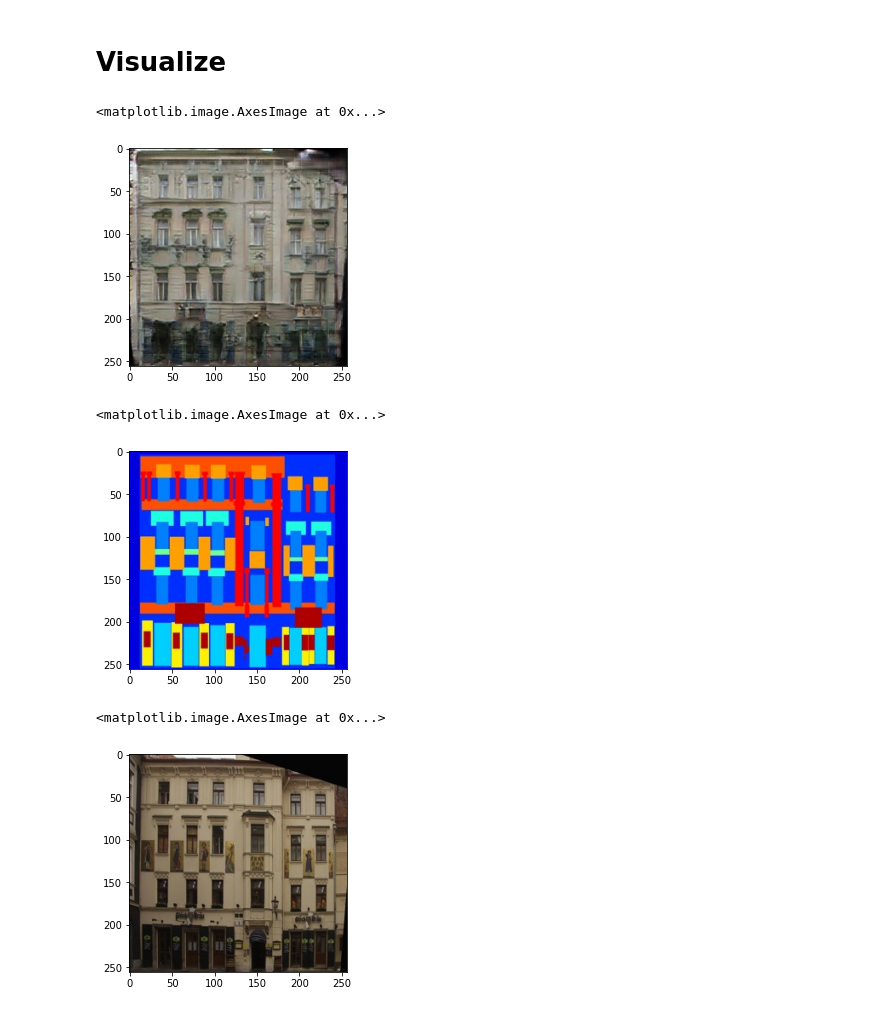
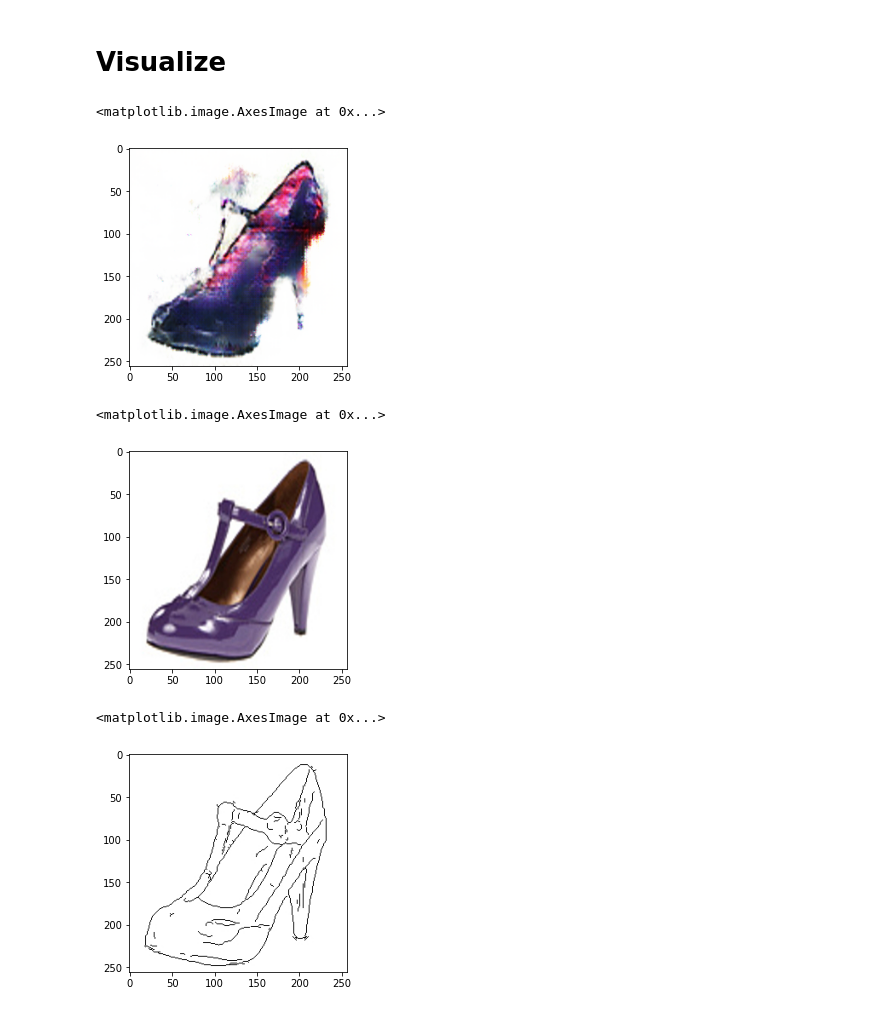
Before and after one commit to JonathanQuang/deepLearningProject, a Jupyter notebook: pix2pix.ipynb, the cells around one changed output. Drawn from its saved outputs; the diff is of its cells as text; code cells hidden in the pictures.

Commit message:
Got working with pretrained shoe model

```diff
--- a/pix2pix.ipynb
+++ b/pix2pix.ipynb
@@ -161,20 +180,20 @@ processing (0045)-th image... ['./datasets/facades/test/44.jpg']
 # %%
 import matplotlib.pyplot as plt
 
-img = plt.imread('./results/facades_label2photo_pretrained/test_latest/images/100_fake_B.png')
+img = plt.imread('./results/edges2shoes_pretrained/test_latest/images/101_AB_fake_B.png')
 plt.imshow(img)
 # %% [output]
 <matplotlib.image.AxesImage at 0x...>
-[figure, old version]
+[figure, new version]
 # %%
-img = plt.imread('./results/facades_label2photo_pretrained/test_latest/images/100_real_A.png')
+img = plt.imread('./results/edges2shoes_pretrained/test_latest/images/101_AB_real_A.png')
 plt.imshow(img)
 # %% [output]
 <matplotlib.image.AxesImage at 0x...>
-[figure, old version]
+[figure, new version]
 # %%
-img = plt.imread('./results/facades_label2photo_pretrained/test_latest/images/100_real_B.png')
+img = plt.imread('./results/edges2shoes_pretrained/test_latest/images/101_AB_real_B.png')
 plt.imshow(img)
 # %% [output]
 <matplotlib.image.AxesImage at 0x...>
-[figure, old version]
+[figure, new version]
```
Also changed, not shown: parts of 7 cells of this notebook.
